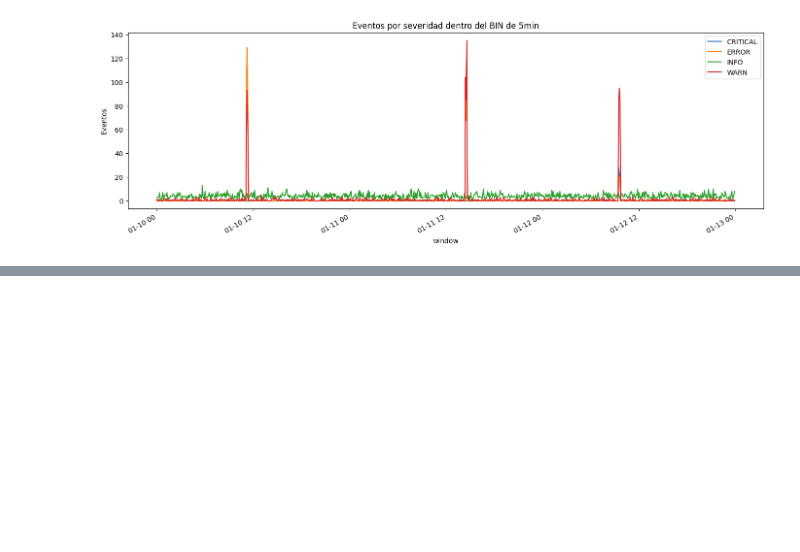
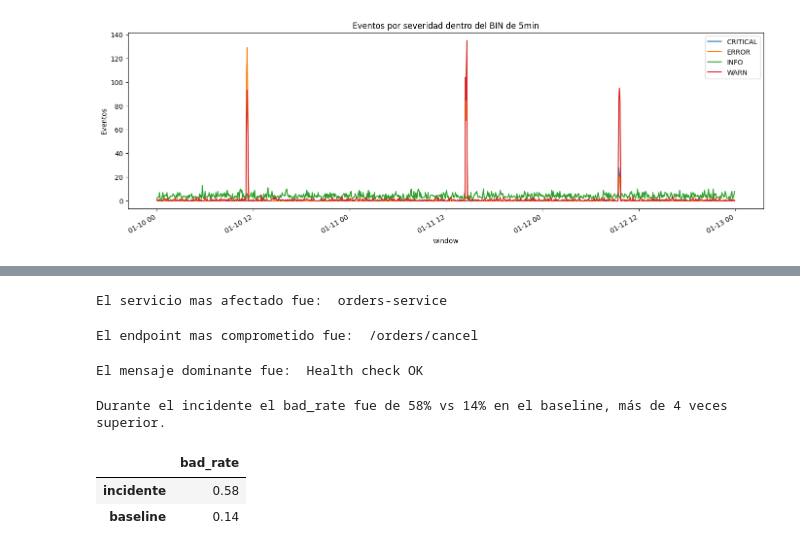
Before and after one commit to abimuleort/analisis_de_logs, a Jupyter notebook: analisis.ipynb, the cells around one changed output, grey strips where cells are left out. Cells and saved outputs as stored; diff of their text form; code cells hidden in the pictures; blank space fills up the shorter version.

```diff
--- a/analisis.ipynb
+++ b/analisis.ipynb
@@ -141,11 +138,11 @@ def agrupacion(data):                                     # Creo una funcion par
         'avg_latency_ms': data['latency_ms'].mean(),
         '%_5xx': ((data['status_code'] >= 500).mean()*100).round(2)
     })
-reulsts = pd.DataFrame({                   # Creo una tabla comparativa de los datos del incidente y el baseline
+results = pd.DataFrame({                   # Creo una tabla comparativa de los datos del incidente y el baseline
     'incidente': agrupacion(df_critico),
     'baseline': agrupacion(baseline_condicion)
 }).round(2)
-reulsts
+results
 # %% [output]
 |  | incidente | baseline |
 | total_events | 189.00 | 5606.00 |
@@ -171,0 +183,20 @@ plt.legend(loc='upper right')
+# %%
+print("El servicio mas afectado fue: ", bad_events_per_service.index[0])
+# %% [output]
+El servicio mas afectado fue:  orders-service
+# %%
+print("El endpoint mas comprometido fue: ", endpoint_bad_events.idxmax())
+# %% [output]
+El endpoint mas comprometido fue:  /orders/cancel
+# %%
+print("El mensaje dominante fue: ", (df['message']).value_counts().index[0])
+# %% [output]
+El mensaje dominante fue:  Health check OK
+# %%
+print("Durante el incidente el bad_rate fue de 58% vs 14% en el baseline, más de 4 veces superior.")
+pd.DataFrame(results.loc['bad_rate'])
+# %% [output]
+Durante el incidente el bad_rate fue de 58% vs 14% en el baseline, más de 4 veces superior.
+|  | bad_rate |
+| incidente | 0.58 |
+| baseline | 0.14 |
```
Also changed, not shown: parts of 5 cells of this notebook.
